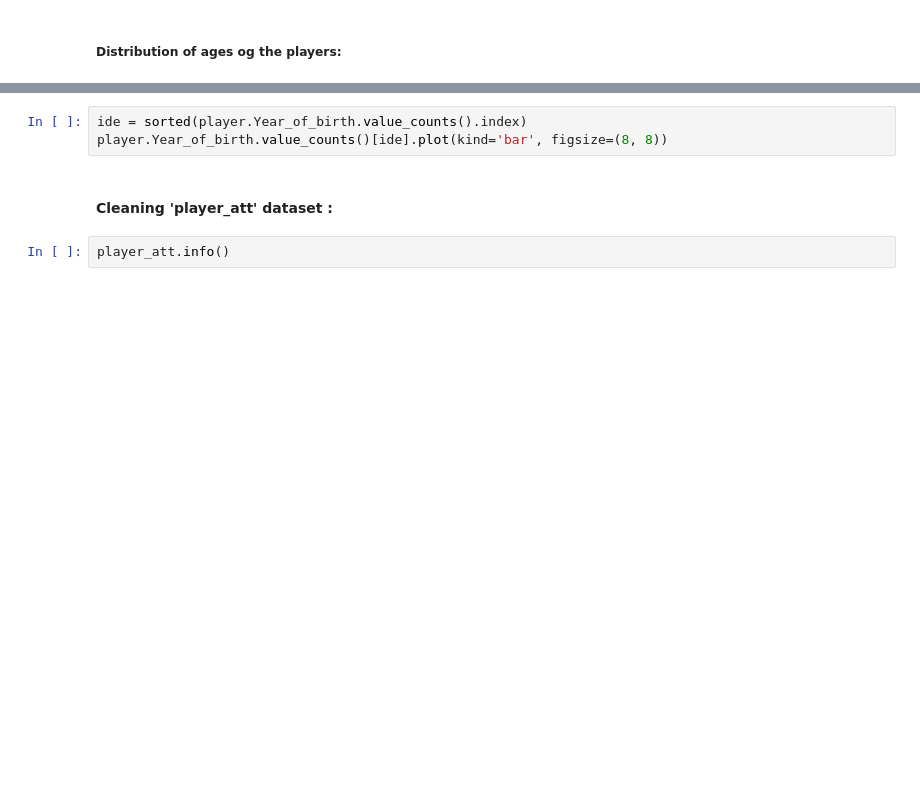
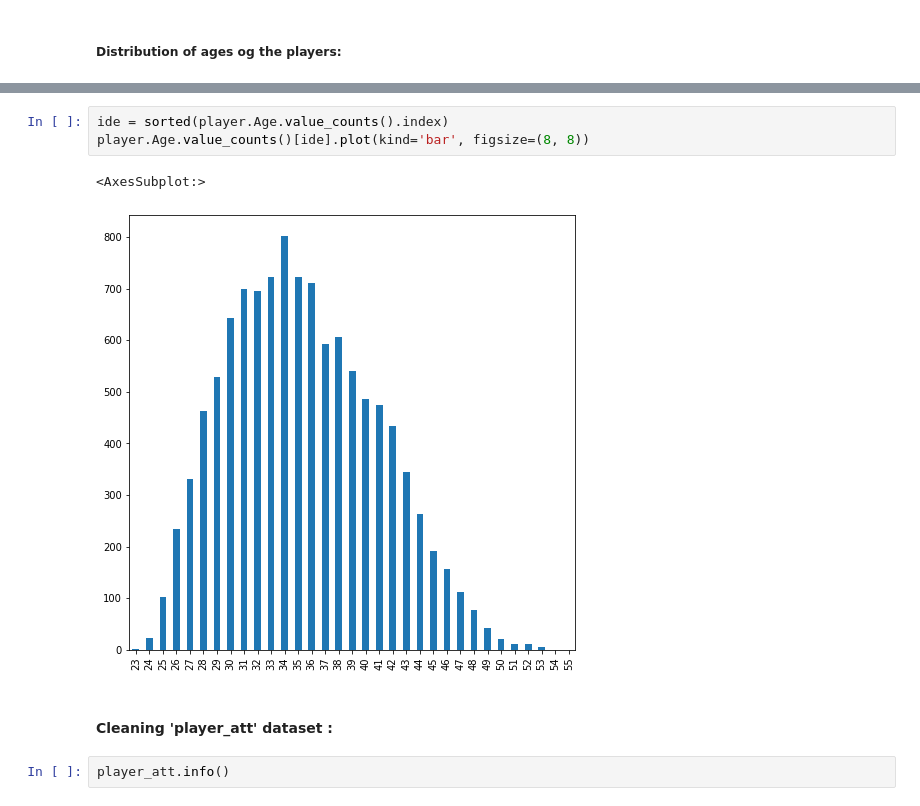
Before and after one commit to mo7amed7assan1911/European-Soccer-Data-Analysis, a Jupyter notebook: investigate-a-dataset-template.ipynb, the cells around one changed output, grey strips where cells are left out. Saved outputs shown, nothing was run; the diff lists cells and outputs as text; blank space fills up the shorter version.

```diff
--- a/investigate-a-dataset-template.ipynb
+++ b/investigate-a-dataset-template.ipynb
@@ -296,6 +380,9 @@ player.head()
 # %%
-ide = sorted(player.Year_of_birth.value_counts().index)
-player.Year_of_birth.value_counts()[ide].plot(kind='bar', figsize=(8, 8))
+ide = sorted(player.Age.value_counts().index)
+player.Age.value_counts()[ide].plot(kind='bar', figsize=(8, 8))
+# %% [output]
+<AxesSubplot:>
+[figure, added]
 # %% [markdown]
 #### Cleaning 'player_att' dataset :
 # %%
```
Also changed, not shown: parts of 34 cells of this notebook.
